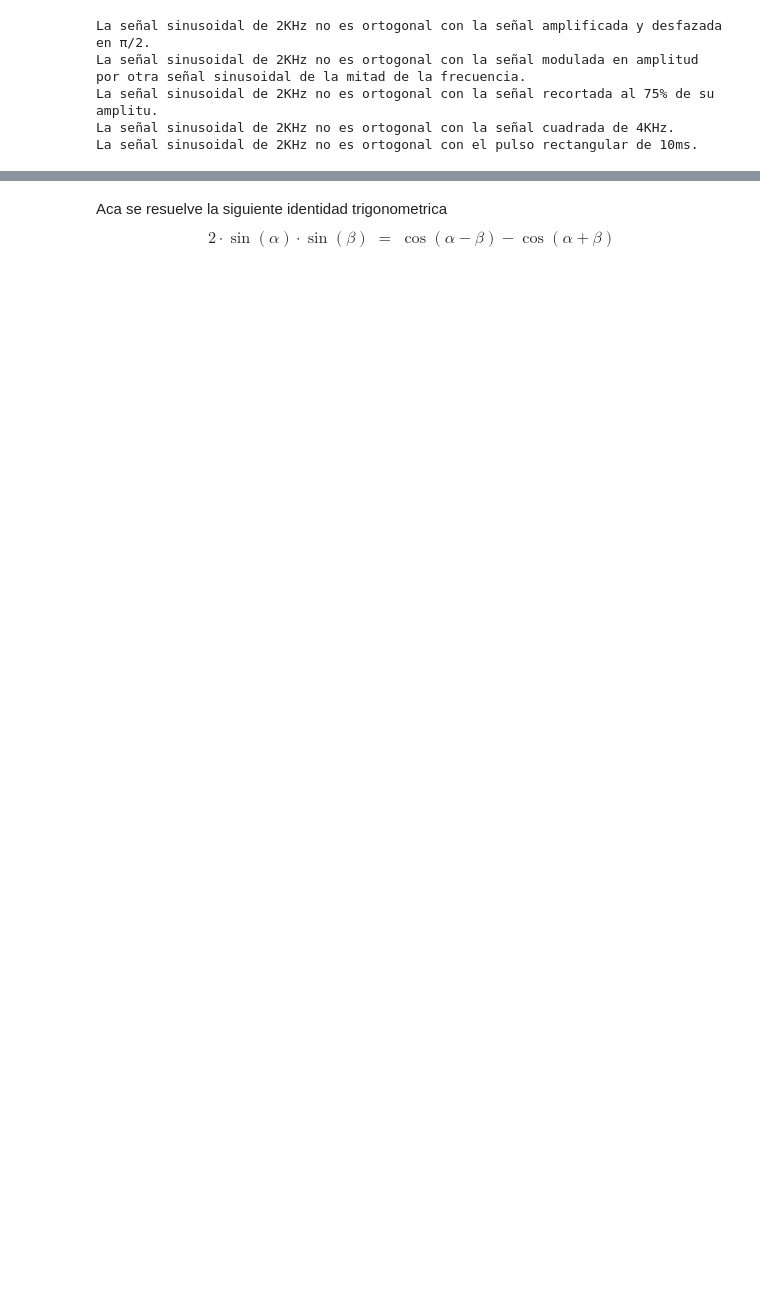
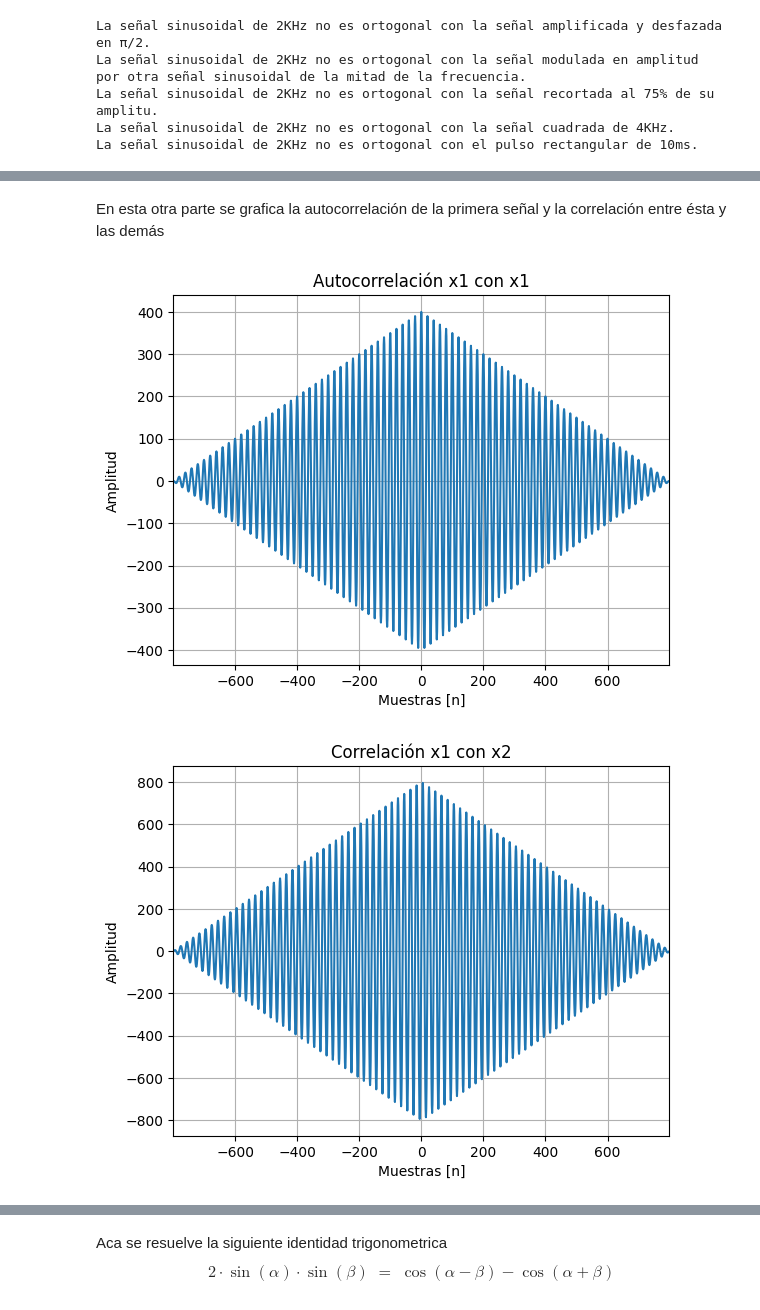
Before and after one commit to Subpion/AyPdS, a Jupyter notebook: ts1.ipynb, the cells around one changed output, grey strips where cells are left out. Cells and saved outputs as stored; diff of their text form; code cells hidden in the pictures; blank space fills up the shorter version.

```diff
--- a/ts1.ipynb
+++ b/ts1.ipynb
@@ -251,0 +240,37 @@ plt.plot( rx6)
+# %% [markdown]
+En esta otra parte se grafica la autocorrelación de la primera señal y la correlación entre ésta y las demás
+# %%
+rx1=sig.correlate(x1,x1) #Autocorrelacion
+rx2= sig.correlate(x1,x2)
+rx3= sig.correlate(x1,x3)
+rx4= sig.correlate(x1,x4)
+rx5= sig.correlate(x1,x5)
+rx6= sig.correlate(x1,x6)
+
+lags = np.arange(-N+1, N)  # N=800
+center = N-1  # para correlación de longitud 2N-1
+
+# Listas de correlaciones y títulos
+correlations = [rx1, rx2, rx3, rx4, rx5, rx6]
+titles = [
+    "Autocorrelación x1 con x1",
+    "Correlación x1 con x2",
+    "Correlación x1 con x3",
+    "Correlación x1 con x4",
+    "Correlación x1 con x5",
+    "Correlación x1 con x6"
+]
+
+# Graficar cada correlación en figura separada
+for i, rx in enumerate(correlations, start=8):
+    plt.figure(i)
+    plt.plot(lags, rx)
+    plt.title(titles[i-8])
+    plt.xlabel("Muestras [n]")
+    plt.ylabel("Amplitud")
+    plt.grid(True)
+    plt.xlim(-N+1, N-1)  # eje centrado en cero
+plt.show()
+# %% [output]
+[figure, added]
+[figure, added]
```
Also changed, not shown: parts of 13 cells of this notebook.
